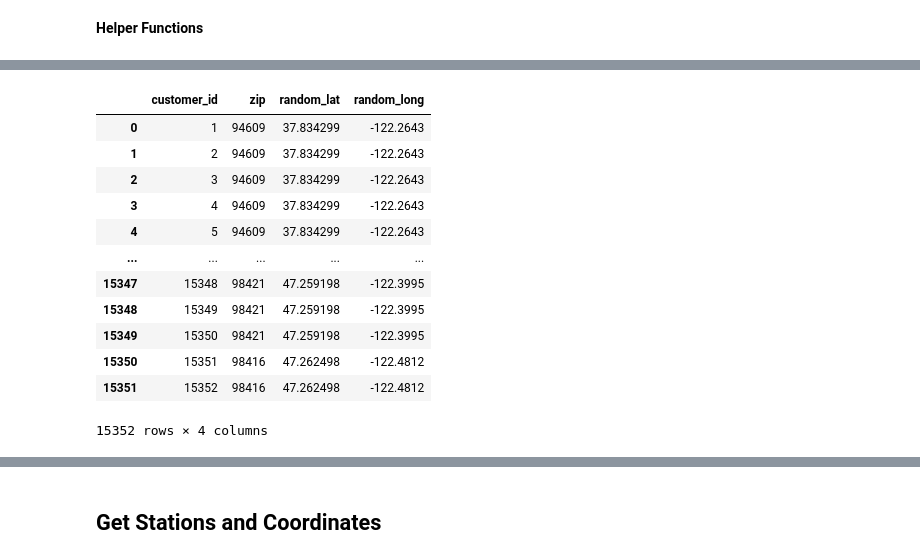
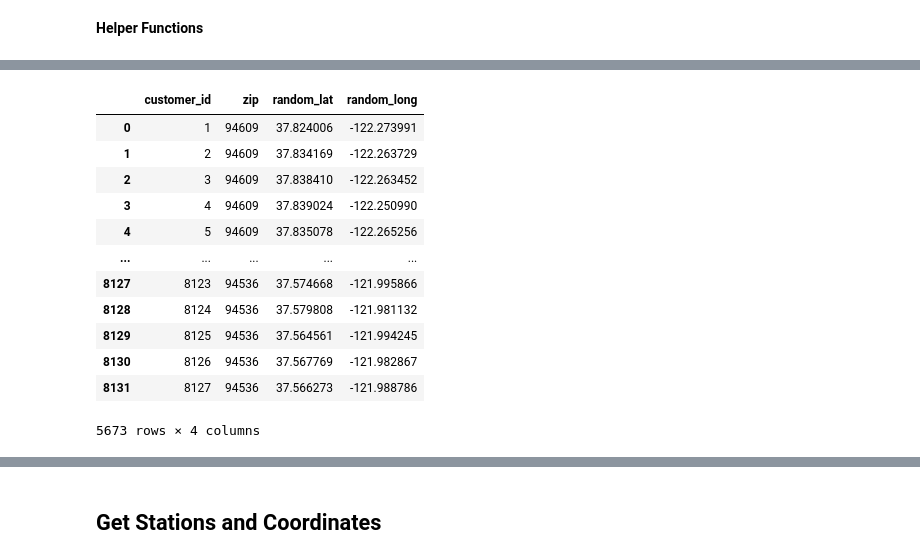
Before and after one commit to mids-w205/project-3-vinhqbui, a Jupyter notebook: code/Dijkstra.ipynb, the cells around one changed output, grey strips where cells are left out. Saved outputs shown, nothing was run; the diff lists cells and outputs as text; code cells hidden in the pictures.

Commit message:
fixed distance and random lat/long issue

```diff
--- a/code/A*.ipynb
+++ b/code/Dijkstra.ipynb
@@ -396,10 +396,40 @@ SELECT customers.customer_id, customers.zip, zip_codes.latitude, zip_codes.longi
 FROM customers
 left join zip_codes
 on customers.zip = zip_codes.zip
-where customers.zip like '9%'
 
 """
+bart_zip_codes = [
+    # San Francisco County
+    "94102", "94103", "94104", "94105", "94107", "94108", "94109", "94110", "94111", "94112", "94114", "94115", "94116", "94117", "94118", "94121", "94122", "94123", "94124", "94127", "94129", "94130", "94131", "94132", "94133", "94134",
+
+    # San Mateo County
+    "94401", "94402", "94403", "94404",
+    "94061", "94062", "94063", "94065",
+    # Palo Alto (part of)
+    "94306",
+
+    # Santa Clara County
+    "95110", "95111", "95112", "95116", "95117", "95118", "95122", "95123", "95124", "95125", "95126", "95127", "95128", "95129", "95130", "95131", "95132", "95133", "95134", "95135", "95136", "95138", "95139", "95148",
+    "94301", "94303", "94304", "94306",
+    "94040", "94041", "94043",
+    "94085", "94086", "94087", "94089",
+
+    # Alameda County
+    "94601", "94602", "94603", "94605", "94606", "94607", "94608", "94609", "94610", "94611", "94612", "94618", "94619", "94621",
+    "94702", "94703", "94704", "94705", "94707", "94708", "94709", "94710", "94720",
+    "94536", "94538", "94539", "94555",
+    "94541", "94542", "94544", "94545",
+    "94577", "94578", "94579",
+
+    # Contra Costa County
+    "94595", "94596", "94597", "94598",
+    "94518", "94519", "94520", "94521",
+    "94801", "94804", "94805", "94806"
+]
+
+# Displaying the list
 
 customers = my_select_query_pandas(query, rollback_before_flag, rollback_after_flag)
-customers['zip'].value_counts()
+customers = customers[customers['zip'].isin(bart_zip_codes)]
+customers.head()
 # %% [output]
@@ -418,20 +442,20 @@ Name: zip, Length: 258, dtype: int64
-# %%
-random_locs = customers.apply(lambda x: random_point((x['latitude'], x['longitude']), 1), axis=1)
-customers["random_lat"] = random_locs.apply(lambda x: x[0])
-customers["random_long"] = random_locs.apply(lambda x: x[1])
-rand_customers_loc = customers[['customer_id', 'zip', 'random_lat', 'random_long']]
-rand_customers_loc
-# %% [output]
-|  | customer_id | zip | random_lat | random_long |
-| 0 | 1 | 94609 | 37.834299 | -122.2643 |
-| 1 | 2 | 94609 | 37.834299 | -122.2643 |
-| 2 | 3 | 94609 | 37.834299 | -122.2643 |
-| 3 | 4 | 94609 | 37.834299 | -122.2643 |
-| 4 | 5 | 94609 | 37.834299 | -122.2643 |
-| ... | ... | ... | ... | ... |
-| 15347 | 15348 | 98421 | 47.259198 | -122.3995 |
-| 15348 | 15349 | 98421 | 47.259198 | -122.3995 |
-| 15349 | 15350 | 98421 | 47.259198 | -122.3995 |
-| 15350 | 15351 | 98416 | 47.262498 | -122.4812 |
-| 15351 | 15352 | 98416 | 47.262498 | -122.4812 |
-15352 rows × 4 columns
+# %%
+random_locs = customers.apply(lambda x: generate_random_lat_lon(x['latitude'], x['longitude'], 1), axis=1)
+customers["random_lat"] = random_locs.apply(lambda x: x[0])
+customers["random_long"] = random_locs.apply(lambda x: x[1])
+rand_customers_loc = customers[['customer_id', 'zip', 'random_lat', 'random_long']]
+rand_customers_loc
+# %% [output]
+|  | customer_id | zip | random_lat | random_long |
+| 0 | 1 | 94609 | 37.824006 | -122.273991 |
+| 1 | 2 | 94609 | 37.834169 | -122.263729 |
+| 2 | 3 | 94609 | 37.838410 | -122.263452 |
+| 3 | 4 | 94609 | 37.839024 | -122.250990 |
+| 4 | 5 | 94609 | 37.835078 | -122.265256 |
+| ... | ... | ... | ... | ... |
+| 8127 | 8123 | 94536 | 37.574668 | -121.995866 |
+| 8128 | 8124 | 94536 | 37.579808 | -121.981132 |
+| 8129 | 8125 | 94536 | 37.564561 | -121.994245 |
+| 8130 | 8126 | 94536 | 37.567769 | -121.982867 |
+| 8131 | 8127 | 94536 | 37.566273 | -121.988786 |
+5673 rows × 4 columns
```
Also changed, not shown: parts of 21 cells of this notebook, 1 other file.
